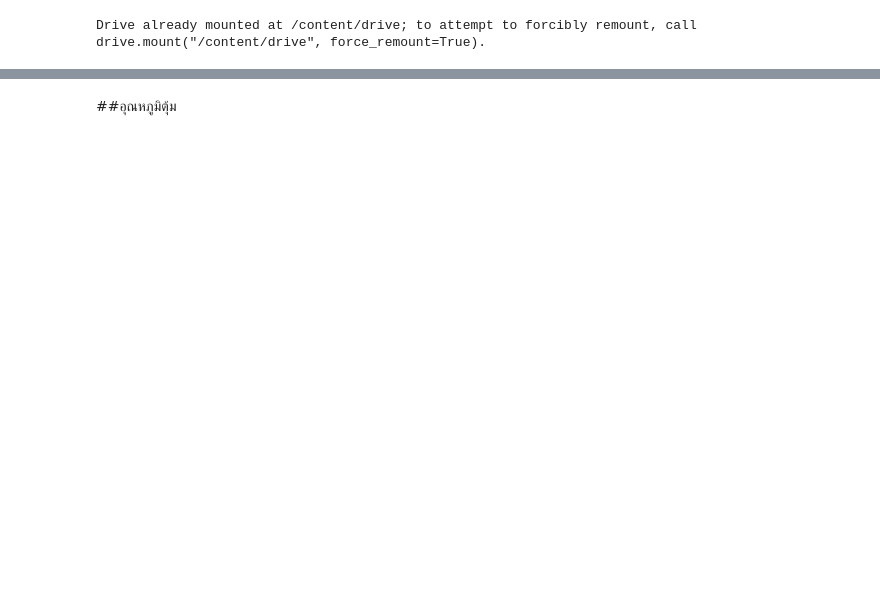
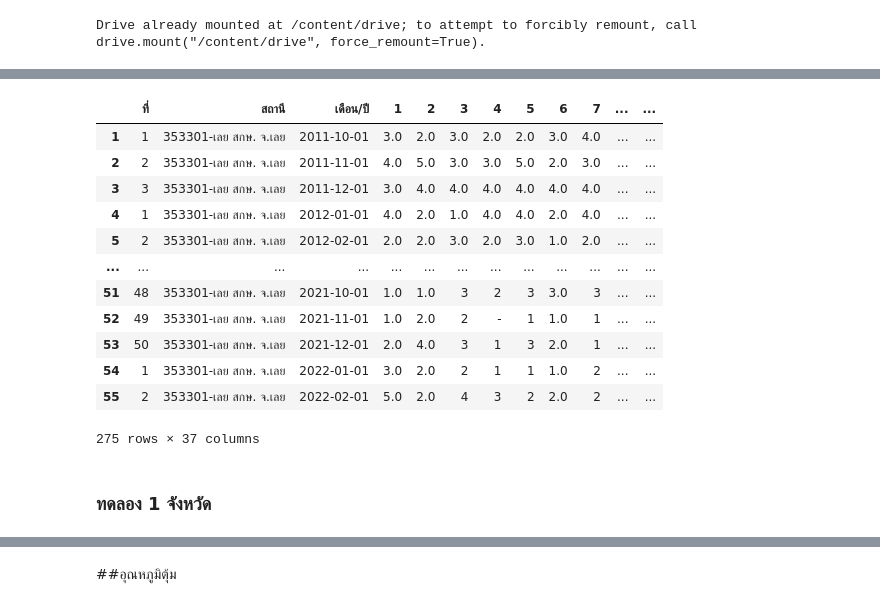
Before and after one commit to Nattakonjpg/bsc_dpbm22, a Jupyter notebook: [data3]_กรมอุตุ_.ipynb, the cells around one changed output, grey strips where cells are left out. Saved outputs shown, nothing was run; the diff lists cells and outputs as text; code cells hidden in the pictures; blank space fills up the shorter version.

```diff
--- a/[data3]_กรมอุตุ_.ipynb
+++ b/[data3]_กรมอุตุ_.ipynb
@@ -15,0 +18,6 @@ import pandas as pd
+# %%
+kkc = pd.read_excel('/content/drive/MyDrive/datamining/กรมอุตุ/ความเร็วลม/Copy of จ.ขอนแก่น.xlsx',sheet_name='Sheet1',skiprows=3)
+snkpn = pd.read_excel('/content/drive/MyDrive/datamining/กรมอุตุ/ความเร็วลม/Copy of จ.นครพนม.xlsx',sheet_name='Sheet1',skiprows=3)
+sl = pd.read_excel('/content/drive/MyDrive/datamining/กรมอุตุ/ความเร็วลม/Copy of จ.เลย.xlsx',sheet_name='Sheet1',skiprows=3)
+ssk = pd.read_excel('/content/drive/MyDrive/datamining/กรมอุตุ/ความเร็วลม/Copy of จ.สกลนคร.xlsx',sheet_name='Sheet1',skiprows=3)
+snk = pd.read_excel('/content/drive/MyDrive/datamining/กรมอุตุ/ความเร็วลม/Copy of จ.หนองคาย.xlsx',sheet_name='Sheet1',skiprows=3)
@@ -15,0 +84,3 @@ import pandas as pd
+# %%
+Speed = pd.concat([kkc,snkpn,snkpn,sl,snk])
+Speed.shape
@@ -15,0 +91,4 @@ import pandas as pd
+# %%
+Speed['เดือน'] = Speed['เดือน/ปี'].dt.month
+Speed['ปี'] = Speed['เดือน/ปี'].dt.year
+Speed.head()
@@ -16,2 +107,25 @@ import pandas as pd
+# %%
+Speed = Speed[['ที่', 'สถานี', 'เดือน/ปี', '1', '2', '3', '4', '5', '6', '7', '8', '9',
+       '10', '11', '12', '13', '14', '15', '16', '17', '18', '19', '20', '21',
+       '22', '23', '24', '25', '26', '27', '28', '29', '30', '31',
+       'เดือน', 'ปี','เฉลี่ย']]
+# %%
+Speed
+# %% [output]
+|  | ที่ | สถานี | เดือน/ปี | 1 | 2 | 3 | 4 | 5 | 6 | 7 | ... | ... |
+| 1 | 1 | 353301-เลย สกษ. จ.เลย | 2011-10-01 | 3.0 | 2.0 | 3.0 | 2.0 | 2.0 | 3.0 | 4.0 | ... | ... |
+| 2 | 2 | 353301-เลย สกษ. จ.เลย | 2011-11-01 | 4.0 | 5.0 | 3.0 | 3.0 | 5.0 | 2.0 | 3.0 | ... | ... |
+| 3 | 3 | 353301-เลย สกษ. จ.เลย | 2011-12-01 | 3.0 | 4.0 | 4.0 | 4.0 | 4.0 | 4.0 | 4.0 | ... | ... |
+| 4 | 1 | 353301-เลย สกษ. จ.เลย | 2012-01-01 | 4.0 | 2.0 | 1.0 | 4.0 | 4.0 | 2.0 | 4.0 | ... | ... |
+| 5 | 2 | 353301-เลย สกษ. จ.เลย | 2012-02-01 | 2.0 | 2.0 | 3.0 | 2.0 | 3.0 | 1.0 | 2.0 | ... | ... |
+| ... | ... | ... | ... | ... | ... | ... | ... | ... | ... | ... | ... | ... |
+| 51 | 48 | 353301-เลย สกษ. จ.เลย | 2021-10-01 | 1.0 | 1.0 | 3 | 2 | 3 | 3.0 | 3 | ... | ... |
+| 52 | 49 | 353301-เลย สกษ. จ.เลย | 2021-11-01 | 1.0 | 2.0 | 2 | - | 1 | 1.0 | 1 | ... | ... |
+| 53 | 50 | 353301-เลย สกษ. จ.เลย | 2021-12-01 | 2.0 | 4.0 | 3 | 1 | 3 | 2.0 | 1 | ... | ... |
+| 54 | 1 | 353301-เลย สกษ. จ.เลย | 2022-01-01 | 3.0 | 2.0 | 2 | 1 | 1 | 1.0 | 2 | ... | ... |
+| 55 | 2 | 353301-เลย สกษ. จ.เลย | 2022-02-01 | 5.0 | 2.0 | 4 | 3 | 2 | 2.0 | 2 | ... | ... |
+275 rows × 37 columns
+# %% [markdown]
+### ทดลอง 1 จังหวัด
 # %%
 skkc = pd.read_excel('/content/drive/MyDrive/datamining/กรมอุตุ/ความเร็วลม/Copy of จ.ขอนแก่น.xlsx',sheet_name='Sheet1',skiprows=3)
```
Also changed, not shown: parts of 74 cells of this notebook.
